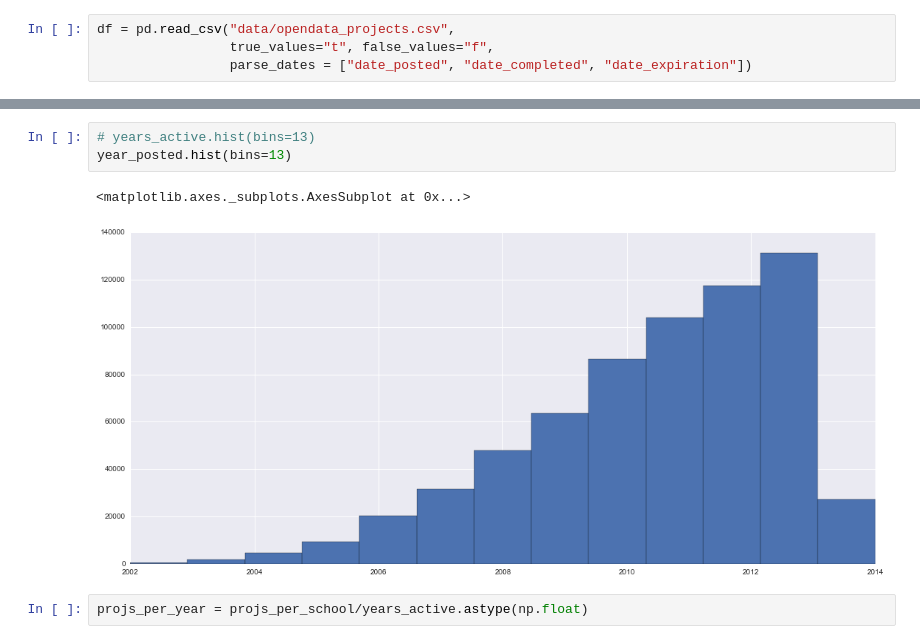
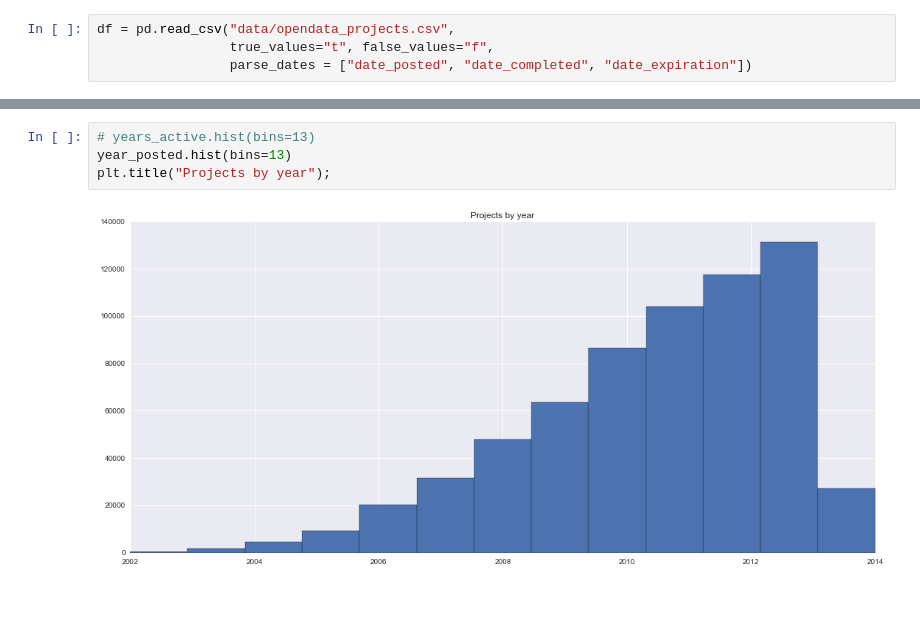
Before and after one commit to abshinn/mind-the-gap, a Jupyter notebook: EDA.ipynb, the cells around one changed output, grey strips where cells are left out. Cells and saved outputs as stored; diff of their text form; blank space fills up the shorter version.

```diff
--- a/EDA.ipynb
+++ b/EDA.ipynb
@@ -39,8 +86,6 @@ projs_per_school = df.groupby("_schoolid")._projectid.nunique()
 # %%
 # years_active.hist(bins=13)
 year_posted.hist(bins=13)
+plt.title("Projects by year");
 # %% [output]
-<matplotlib.axes._subplots.AxesSubplot at 0x...>
-[figure, old version]
+[figure, new version]
-# %%
-projs_per_year = projs_per_school/years_active.astype(np.float)
```
Also changed, not shown: parts of 12 cells of this notebook, 1 other file.
